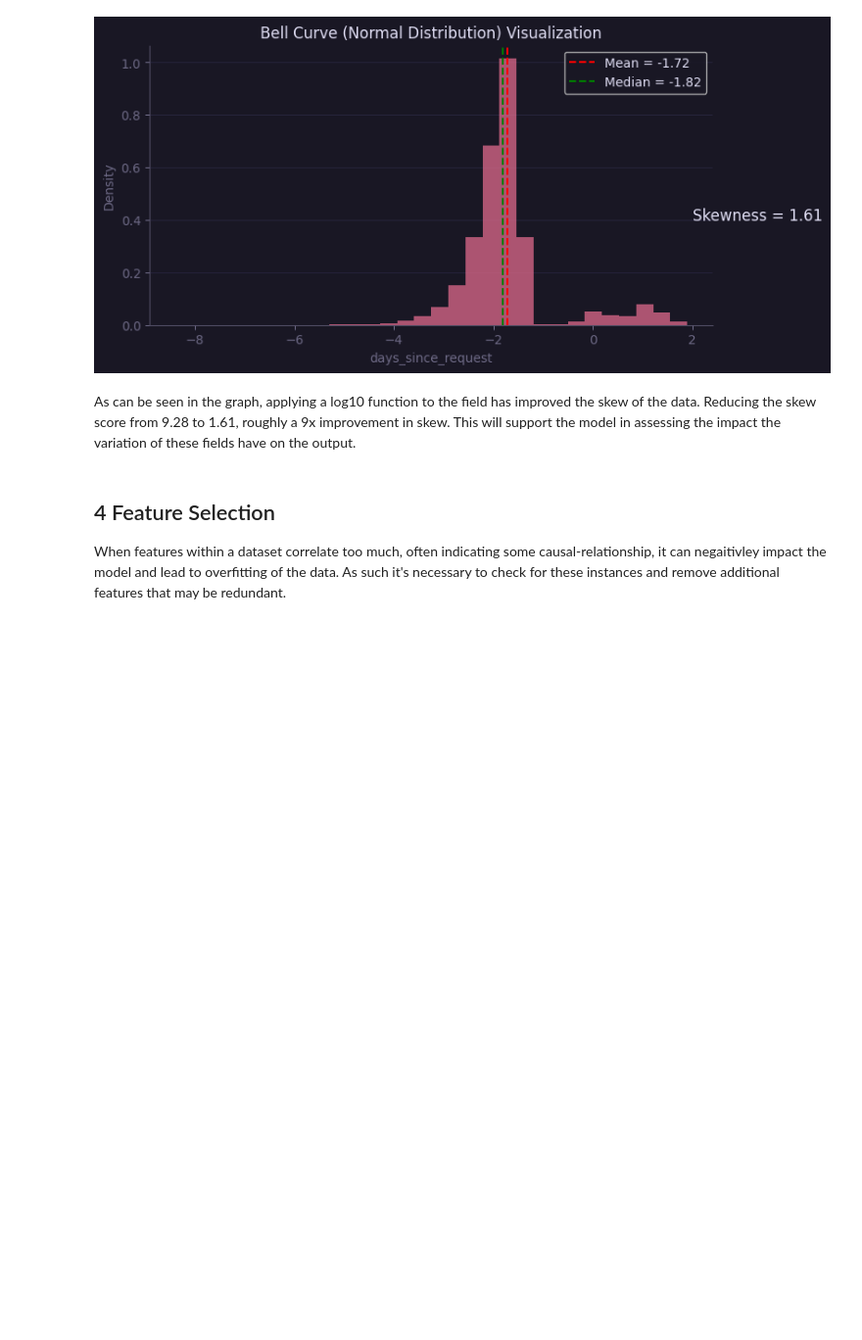
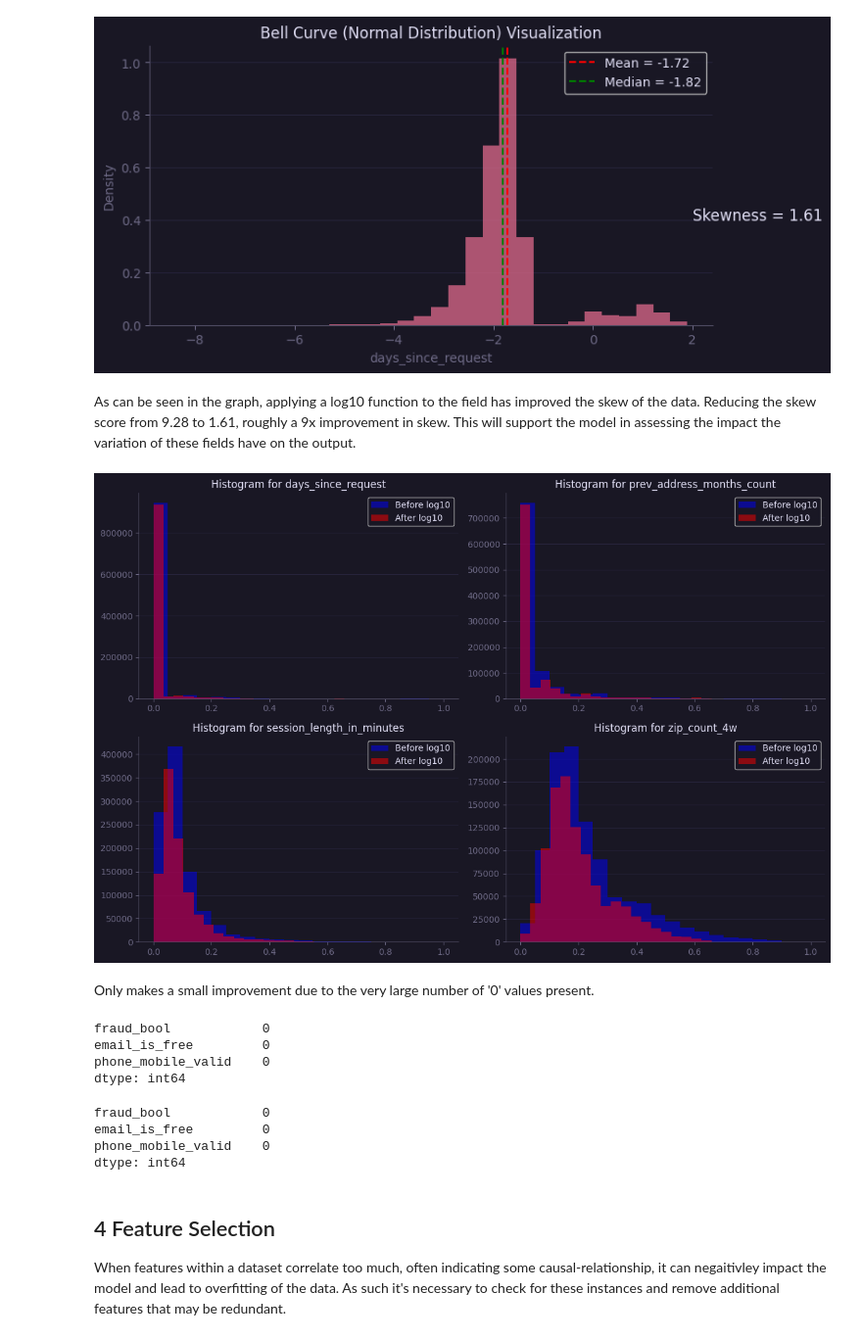
Before and after one commit to rcwylie/Fraudulent_payments, a Jupyter notebook: n_Code.ipynb, the cells around one changed output. Shown at 98% size. Drawn from its saved outputs; the diff is of its cells as text; code cells hidden in the pictures; blank space fills up the shorter version.

```diff
--- a/n_Code.ipynb
+++ b/n_Code.ipynb
@@ -190,2 +246,28 @@ cleaning_data = raw_data
+# %%
+# List of columns to apply log10 to
+columns_to_log = ['days_since_request', 'prev_address_months_count', 'session_length_in_minutes', 'zip_count_4w']
+
+# Create a figure with subplots for each column
+fig, axes = plt.subplots(nrows=2, ncols=2, figsize=(12, 8))
+
+for i, column in enumerate(columns_to_log):
+    row = i // 2
+    col = i % 2
+
+    # Plot the histogram before applying log10
+    axes[row, col].hist(processed_data[column], bins=20, color='blue', alpha=0.5, label='Before log10')
+
+    # Plot the histogram after applying log10
+    axes[row, col].hist(np.log1p(processed_data[column]), bins=20, color='red', alpha=0.5, label='After log10')
+
+    axes[row, col].set_title(f'Histogram for {column}')
+    axes[row, col].legend()
+
+plt.tight_layout()
+plt.show()
+# %% [output]
+[figure, added]
+# %% [markdown]
+Only makes a small improvement due to the very large number of '0' values present.
 # %%
 # Apply a log transformation to the features that were over the threshold
@@ -197,0 +291,7 @@ cleaning_data.drop(columns = ['days_since_request','zip_count_4w'], inplace = Tr
+# %%
+nan_count.sort_values(ascending=False).head(3)
+# %% [output]
+fraud_bool            0
+email_is_free         0
+phone_mobile_valid    0
+dtype: int64
@@ -198,3 +307,10 @@ cleaning_data.drop(columns = ['days_since_request','zip_count_4w'], inplace = Tr
+# %%
+inf_count.sort_values(ascending=False).head(3)
+# %% [output]
+fraud_bool            0
+email_is_free         0
+phone_mobile_valid    0
+dtype: int64
 # %% [markdown]
 ## 4 Feature Selection
 
```
Also changed, not shown: parts of 19 cells of this notebook.
